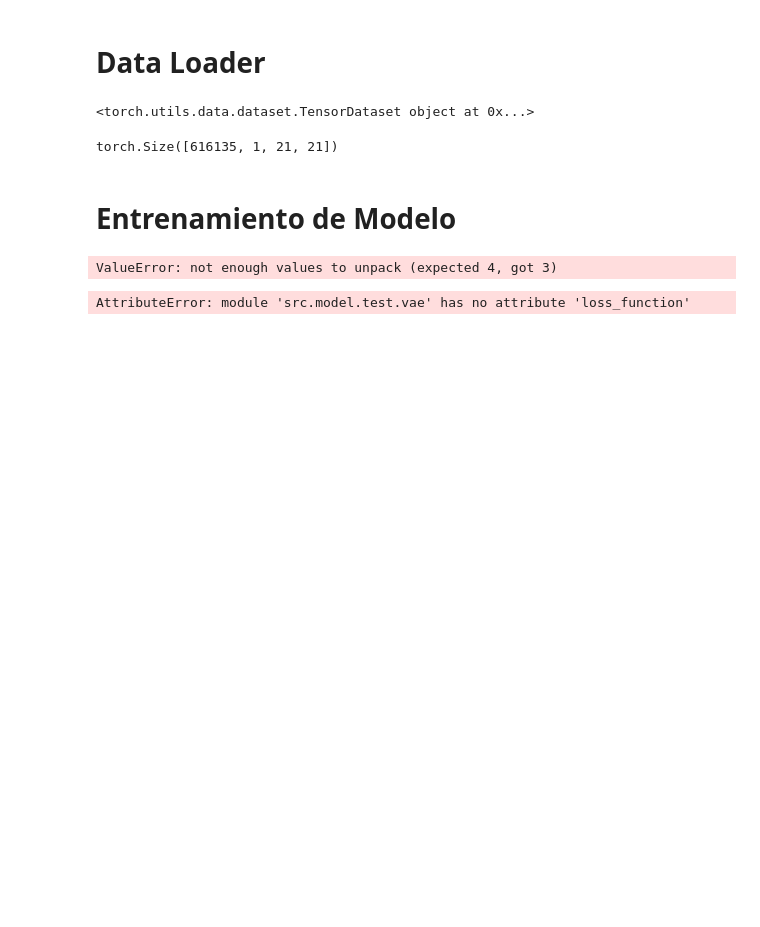
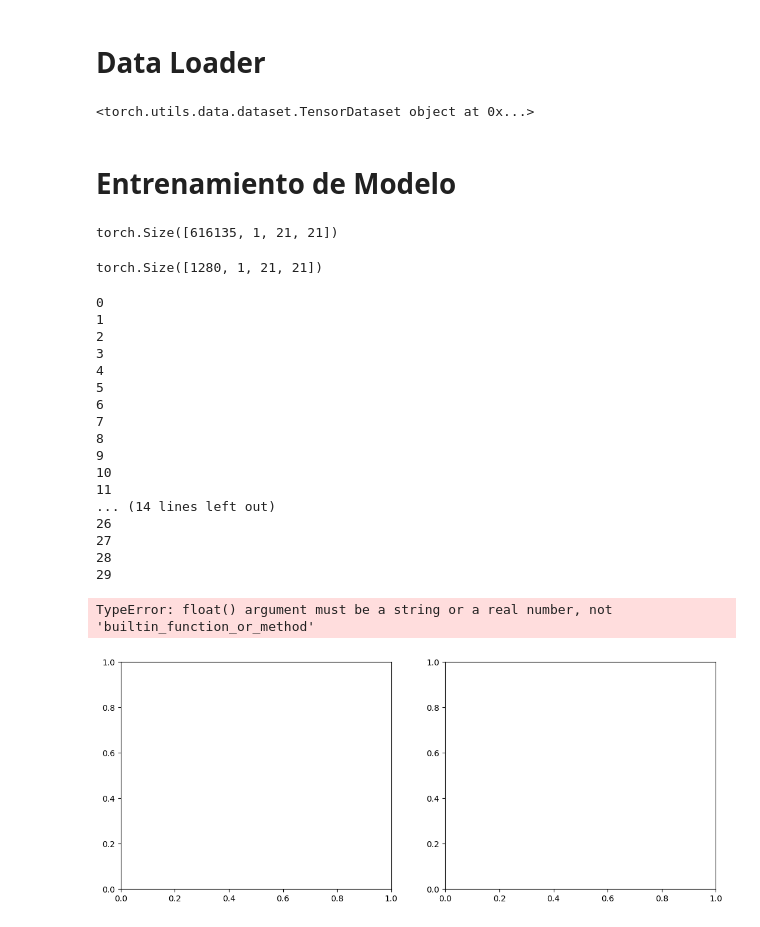
Before and after one commit to pmarconep/ZTF_alert_8a, a Jupyter notebook: proyecto.ipynb, the cells around one changed output. Cells and saved outputs as stored; diff of their text form; code cells hidden in the pictures; blank space fills up the shorter version.

```diff
--- a/proyecto.ipynb
+++ b/proyecto.ipynb
@@ -293,76 +293,66 @@ test_dataset = TensorDataset(reshaped_test_difference, reshaped_test_class)
 print(train_dataset)
 # %% [output]
 <torch.utils.data.dataset.TensorDataset object at 0x...>
-# %%
-reshaped_train_difference.shape
-# %% [output]
-torch.Size([616135, 1, 21, 21])
 # %% [markdown]
 # Entrenamiento de Modelo
+# %%
+print(reshaped_train_difference.shape)
+reshaped_train_difference[:1280].shape
+# %% [output]
+torch.Size([616135, 1, 21, 21])
+torch.Size([1280, 1, 21, 21])
 # %%
 import src.model.train as train
 importlib.reload(train)
 
 import src.model.metrics as metrics
 importlib.reload(metrics)
 
 import src.model.vae as vae
 importlib.reload(vae)
 
-model = vae.VAE(latent_dim=21, img_size=21)
+model = vae.VAE(latent_dim=21)
+
+small_train_dataset = TensorDataset(reshaped_train_difference[:1280], reshaped_train_class[:1280])
+
+small_validation_dataset = TensorDataset(reshaped_val_difference[:1280], reshaped_val_class[:1280])
 
 max_epochs = 30
-criterion = vae.vae_loss_function
+criterion = vae.loss_function
 batch_size = 128
 lr = 1e-4
 early_stop = 20
 use_gpu = False
 
 curves, tiempo_ejecucion = train.train_model(model,
-                                            train_dataset,
-                                            validation_dataset,
+                                            small_train_dataset,
+                                            small_validation_dataset,
                                             test_dataset,
                                             max_epochs=max_epochs,
                                             criterion=criterion,
                                             batch_size=batch_size,
                                             lr=lr,
                                             early_stopping_tolerance=early_stop,
                                             use_gpu=use_gpu) #falta definir los parámetros
 
 curves_fig = metrics.show_curves(curves)
 # %% [output]
-ValueError: not enough values to unpack (expected 4, got 3)
+0
+1
+2
+3
+4
+5
+6
+7
+8
+9
+10
+11
+... (14 lines left out)
+26
+27
+28
+29
+TypeError: float() argument must be a string or a real number, not 'builtin_function_or_method'
+[figure, added]
-# %%
-import src.model.test.train as train
-importlib.reload(train)
-
-import src.model.test.metrics as metrics
-importlib.reload(metrics)
-
-import src.model.test.vae as vae
-importlib.reload(vae)
-
-
-model = vae.Encoder(latent_dim=21)
-
-max_epochs = 100
-criterion = vae.loss_function
-batch_size = 64
-lr = 1e-4
-early_stop = 100
-use_gpu = False
-
-curves, tiempo_ejecucion = train.train_model(model,
-                                            train_dataset,
-                                            validation_dataset,
-                                            test_dataset,
-                                            max_epochs=max_epochs,
-                                            criterion=criterion,
-                                            batch_size=batch_size,
-                                            lr=lr,
-                                            early_stopping_tolerance=early_stop,
-                                            use_gpu=use_gpu) #falta definir los parámetros
-
-curves_fig = metrics.show_curves(curves)
-# %% [output]
-AttributeError: module 'src.model.test.vae' has no attribute 'loss_function'
```
Also changed, not shown: parts of 6 cells of this notebook, 3 other files.
